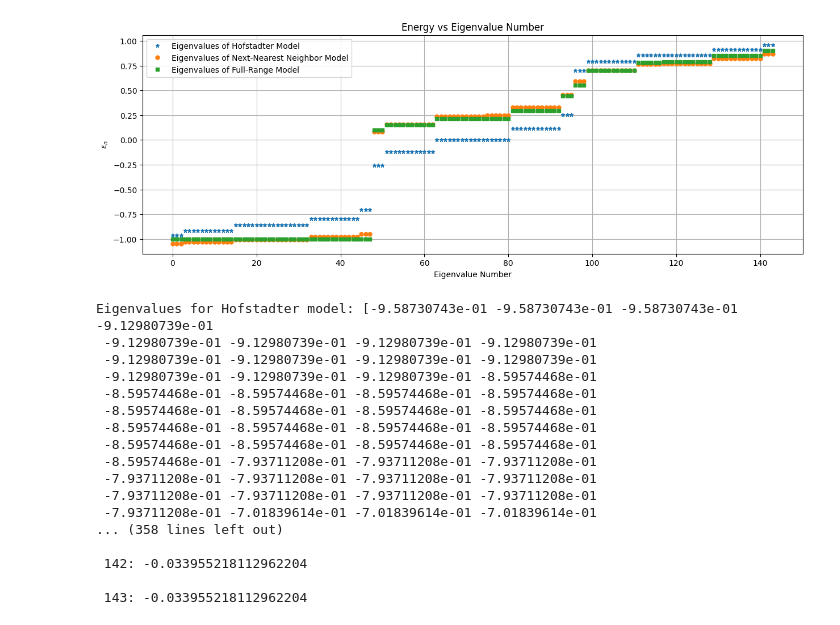
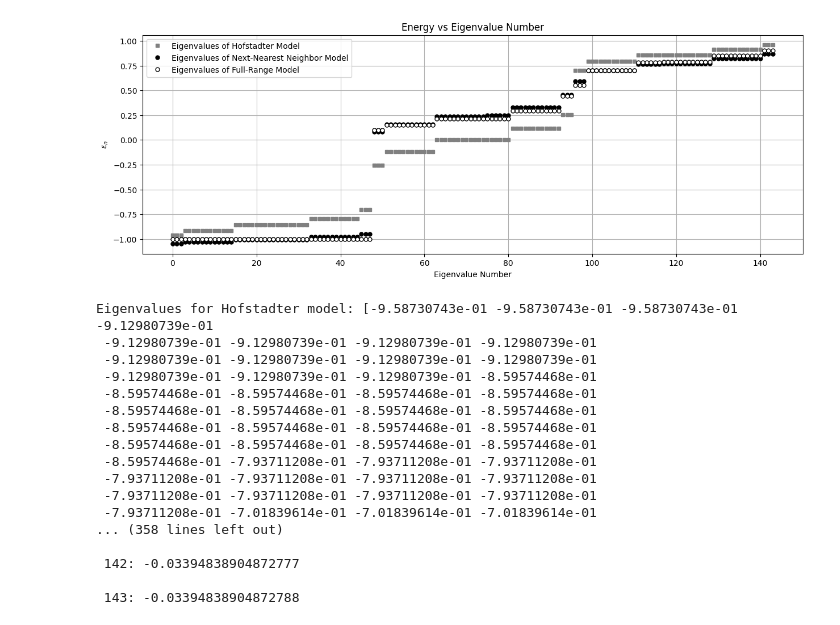
Before and after one commit to uveysturhan/condensed-matter-related, a Jupyter notebook: Kapit_Mueller_Model.ipynb, the cells around one changed output. Saved outputs shown, nothing was run; the diff lists cells and outputs as text; code cells hidden in the pictures.

```diff
--- a/Kapit_Mueller_Model.ipynb
+++ b/Kapit_Mueller_Model.ipynb
@@ -33,7 +33,7 @@ def find_km_hamiltonian(L, neighbor_range, phi):
 
                     distance = np.sqrt(dx**2 + dy**2)
 
-                    if (distance <= neighbor_range and distance >= 0):
+                    if (distance <= np.sqrt(neighbor_range) and distance >= 0):
                       if (dx != 0 or dy != 0):
                         phase = np.exp(1j *  np.pi * (xk * yj - yk * xj) * phi) #to obtain J(z_j, z_k) in eqn(1), multiply by the phase factor
                         H[j, k] = W_z(dx,dy,phi) * phase
@@ -43,41 +43,41 @@ def find_km_hamiltonian(L, neighbor_range, phi):
 
 
 # Find Next-Nearest Neighbors Hamiltonian and compute eigenvalues (nearest and next-to nearest neighbors)
-H_nn = find_km_hamiltonian(L=12, neighbor_range=np.sqrt(2), phi=1/3)
+H_nn = find_km_hamiltonian(L=12, neighbor_range=2, phi=1/3)
 energies_nn = np.linalg.eigvalsh(H_nn)
 sorted_energies_nn = np.sort(energies_nn)
 
 #Find the full-range Hamiltonian and compute eigenvalues
 H_fr = find_km_hamiltonian(L=12, neighbor_range=12, phi=1/3)
 energies_fr = np.linalg.eigvalsh(H_fr)
 sorted_energies_fr = np.sort(energies_fr)
 
 #Find the difference between two lists
 diff_list = [ x - y for x,y in zip(sorted_energies_nn, sorted_energies_fr)]
 
 #Find Hofstadter Hamiltonian (nearest neighbors)
 H_hof = find_km_hamiltonian(L=12,neighbor_range=1, phi=1/3)
 energies_hof = np.linalg.eigvalsh(H_hof)
 sorted_energies_hof = np.sort(energies_hof)
 
 # Plot eigenvalues
 plt.figure(figsize=(15, 5))
-plt.plot(sorted_energies_hof, '*', markersize=5, label='Eigenvalues of Hofstadter Model')
-plt.plot(sorted_energies_nn, 'o', markersize=5, label='Eigenvalues of Next-Nearest Neighbor Model')
-plt.plot(sorted_energies_fr, 's', markersize=5, label='Eigenvalues of Full-Range Model')
+plt.plot(sorted_energies_hof, mec="gray", mfc= "gray", marker='s', markersize=5, label='Eigenvalues of Hofstadter Model', linestyle='none')
+plt.plot(sorted_energies_nn, 'ok', markersize=5, label='Eigenvalues of Next-Nearest Neighbor Model')
+plt.plot(sorted_energies_fr, mec="k", mfc="w", marker = 'o', markersize=5, label='Eigenvalues of Full-Range Model', linestyle='none')
 plt.xlabel('Eigenvalue Number')
 plt.ylabel('$\epsilon_n$')
 plt.title('Energy vs Eigenvalue Number')
 plt.grid(True)
 plt.legend()
 plt.show()
 print(f"Eigenvalues for Hofstadter model: {sorted_energies_hof} \n")
 print(f"Eigenvalues for Next-Nearest Neighbours: {sorted_energies_nn} \n")
 print(f"Eigenvalues for Full Range: {sorted_energies_fr} \n")
 for i in range(len(diff_list)):
   print(f" {i}: {diff_list[i]} \n")
 # %% [output]
-[figure, old version]
+[figure, new version]
 Eigenvalues for Hofstadter model: [-9.58730743e-01 -9.58730743e-01 -9.58730743e-01 -9.12980739e-01
  -9.12980739e-01 -9.12980739e-01 -9.12980739e-01 -9.12980739e-01
  -9.12980739e-01 -9.12980739e-01 -9.12980739e-01 -9.12980739e-01
@@ -92,6 +92,6 @@ Eigenvalues for Hofstadter model: [-9.58730743e-01 -9.58730743e-01 -9.58730743e-
  -7.93711208e-01 -7.01839614e-01 -7.01839614e-01 -7.01839614e-01
 ... (358 lines left out)
 
- 142: -0.033955218112962204
+ 142: -0.03394838904872777
 
- 143: -0.033955218112962204
+ 143: -0.03394838904872788
```
